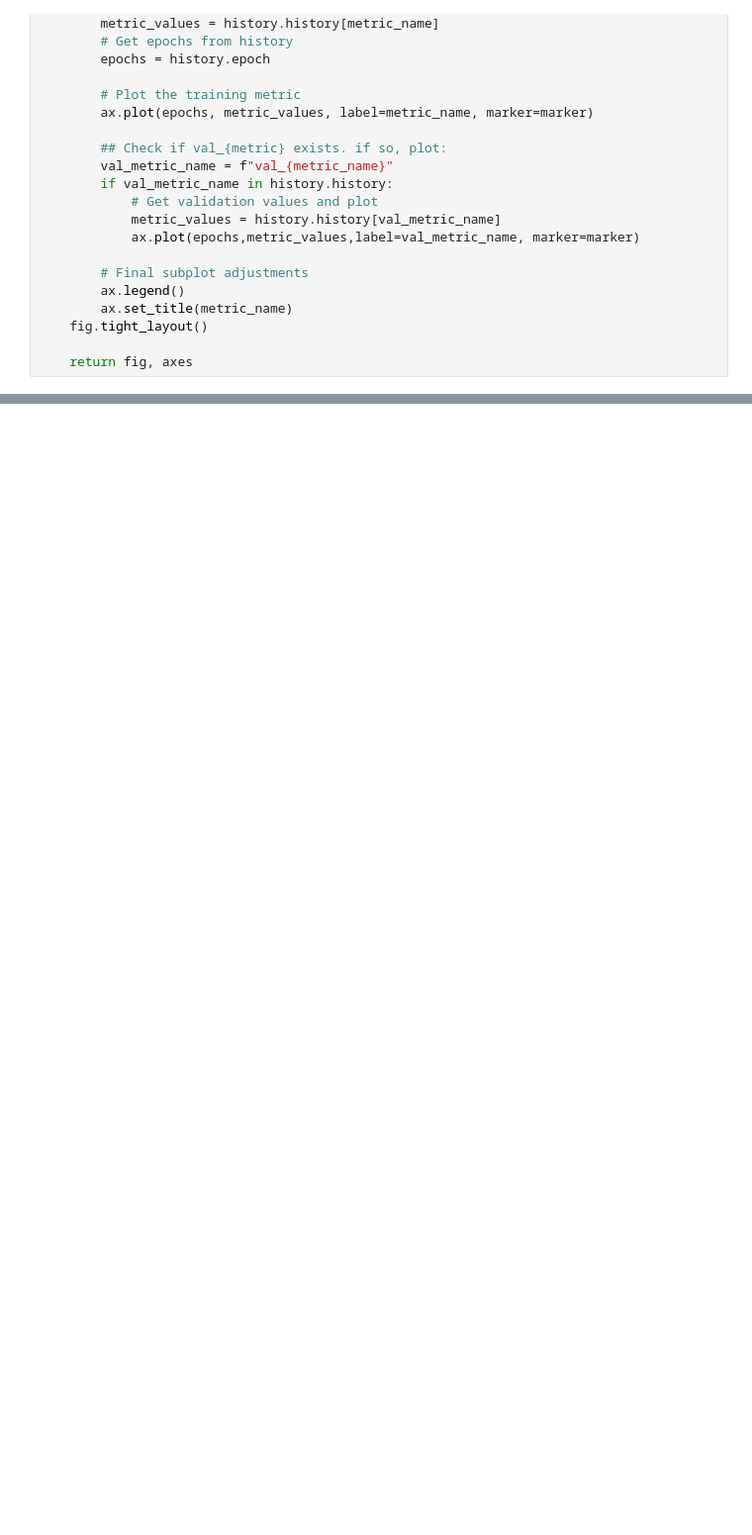
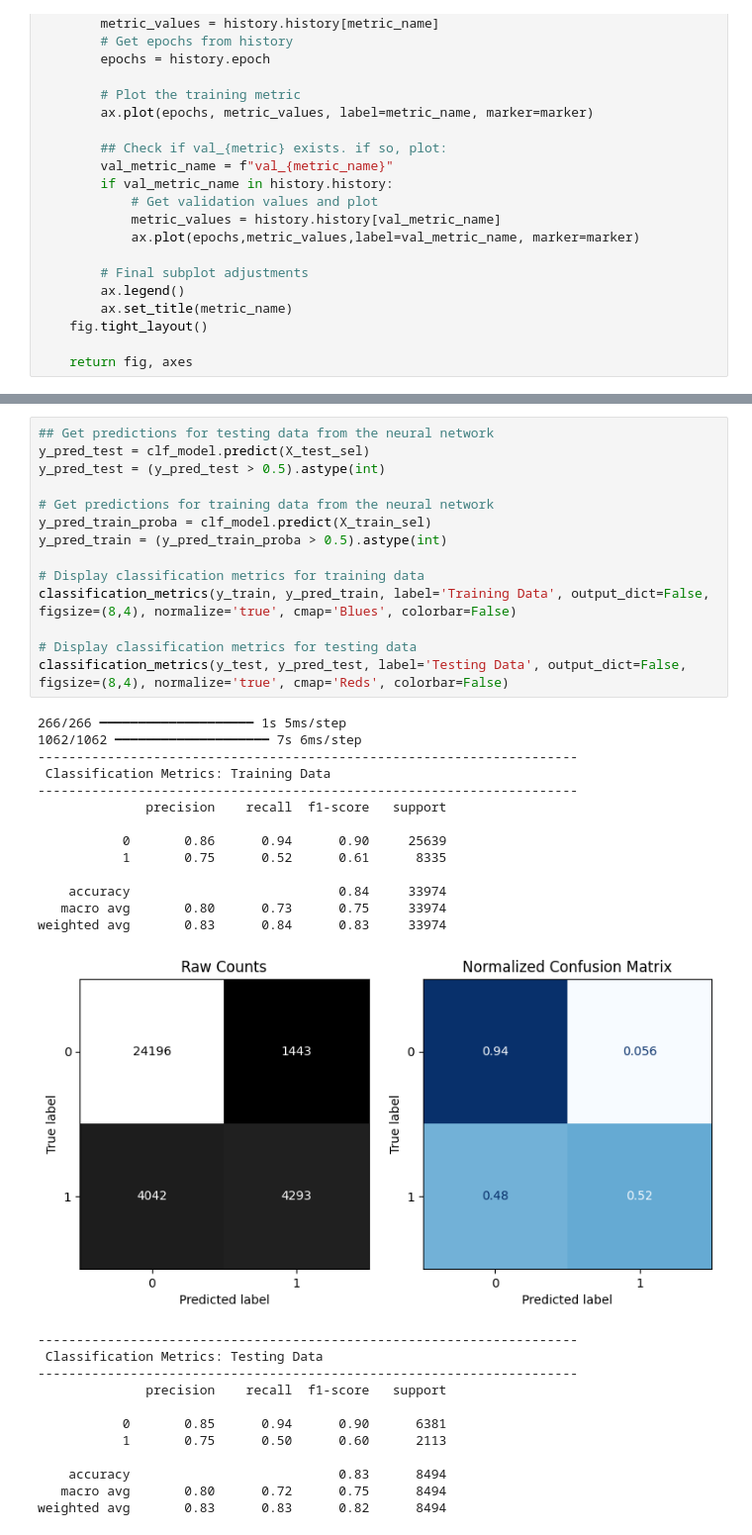
Before and after one commit to Hibashanti/Adult-Income-Dataset, a Jupyter notebook: ِAdult_Income_Dataset.ipynb, the cells around one changed output, grey strips where cells are left out. Shown at 99% size. Cells and saved outputs as stored; diff of their text form; blank space fills up the shorter version.

```diff
--- a/ِAdult_Income_Dataset.ipynb
+++ b/ِAdult_Income_Dataset.ipynb
@@ -840,0 +919,40 @@ plot_history(history);
+# %%
+## Get predictions for testing data from the neural network
+y_pred_test = clf_model.predict(X_test_sel)
+y_pred_test = (y_pred_test > 0.5).astype(int)
+
+# Get predictions for training data from the neural network
+y_pred_train_proba = clf_model.predict(X_train_sel)
+y_pred_train = (y_pred_train_proba > 0.5).astype(int)
+
+# Display classification metrics for training data
+classification_metrics(y_train, y_pred_train, label='Training Data', output_dict=False, figsize=(8,4), normalize='true', cmap='Blues', colorbar=False)
+
+# Display classification metrics for testing data
+classification_metrics(y_test, y_pred_test, label='Testing Data', output_dict=False, figsize=(8,4), normalize='true', cmap='Reds', colorbar=False)
+# %% [output]
+266/266 ━━━━━━━━━━━━━━━━━━━━ 1s 5ms/step
+1062/1062 ━━━━━━━━━━━━━━━━━━━━ 7s 6ms/step
+----------------------------------------------------------------------
+ Classification Metrics: Training Data
+----------------------------------------------------------------------
+              precision    recall  f1-score   support
+
+           0       0.86      0.94      0.90     25639
+           1       0.75      0.52      0.61      8335
+
+    accuracy                           0.84     33974
+   macro avg       0.80      0.73      0.75     33974
+weighted avg       0.83      0.84      0.83     33974
+[figure, added]
+----------------------------------------------------------------------
+ Classification Metrics: Testing Data
+----------------------------------------------------------------------
+              precision    recall  f1-score   support
+
+           0       0.85      0.94      0.90      6381
+           1       0.75      0.50      0.60      2113
+
+    accuracy                           0.83      8494
+   macro avg       0.80      0.72      0.75      8494
+weighted avg       0.83      0.83      0.82      8494
```
Also changed, not shown: parts of 15 cells of this notebook.
